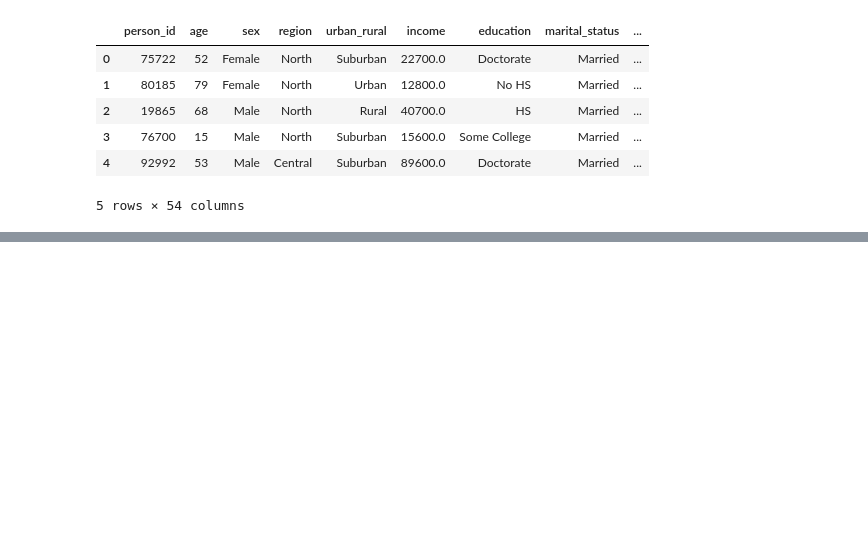
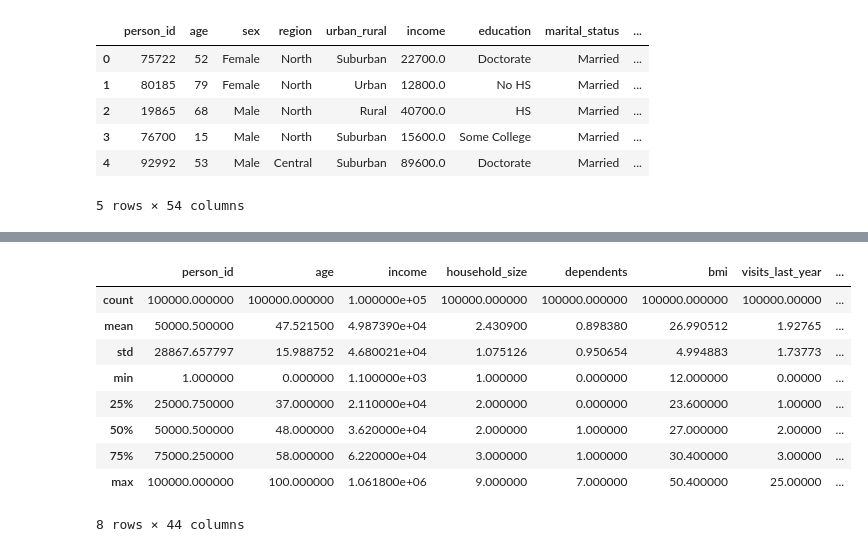
Before and after one commit to MaykInvest/Medical-Insurance-Cost-Prediction-, a Jupyter notebook: analysis.ipynb, the cells around one changed output, grey strips where cells are left out. Cells and saved outputs as stored; diff of their text form; code cells hidden in the pictures; blank space fills up the shorter version.

```diff
--- a/analysis.ipynb
+++ b/analysis.ipynb
@@ -106,0 +134,13 @@ df.head()
+# %%
+df.describe()   # summary statistics for numerical columns
+# %% [output]
+|  | person_id | age | income | household_size | dependents | bmi | visits_last_year | ... |
+| count | 100000.000000 | 100000.000000 | 1.000000e+05 | 100000.000000 | 100000.000000 | 100000.000000 | 100000.00000 | ... |
+| mean | 50000.500000 | 47.521500 | 4.987390e+04 | 2.430900 | 0.898380 | 26.990512 | 1.92765 | ... |
+| std | 28867.657797 | 15.988752 | 4.680021e+04 | 1.075126 | 0.950654 | 4.994883 | 1.73773 | ... |
+| min | 1.000000 | 0.000000 | 1.100000e+03 | 1.000000 | 0.000000 | 12.000000 | 0.00000 | ... |
+| 25% | 25000.750000 | 37.000000 | 2.110000e+04 | 2.000000 | 0.000000 | 23.600000 | 1.00000 | ... |
+| 50% | 50000.500000 | 48.000000 | 3.620000e+04 | 2.000000 | 1.000000 | 27.000000 | 2.00000 | ... |
+| 75% | 75000.250000 | 58.000000 | 6.220000e+04 | 3.000000 | 1.000000 | 30.400000 | 3.00000 | ... |
+| max | 100000.000000 | 100.000000 | 1.061800e+06 | 9.000000 | 7.000000 | 50.400000 | 25.00000 | ... |
+8 rows × 44 columns
```
Also changed, not shown: parts of 20 cells of this notebook.
